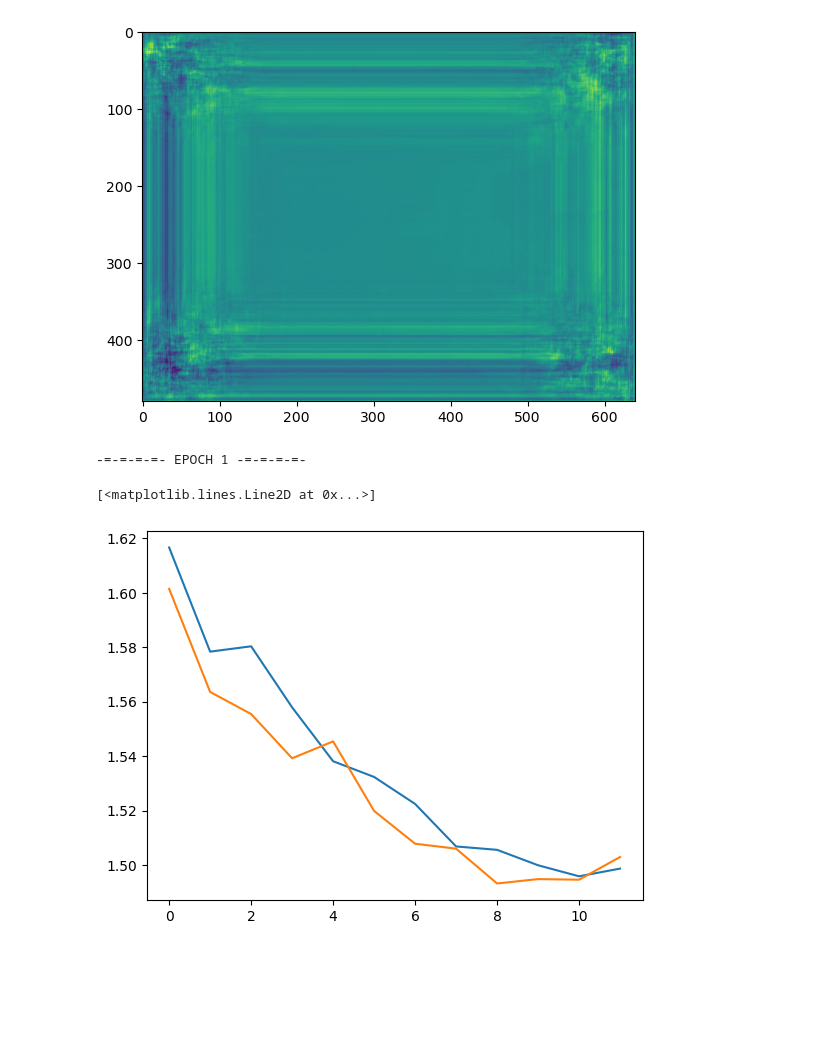
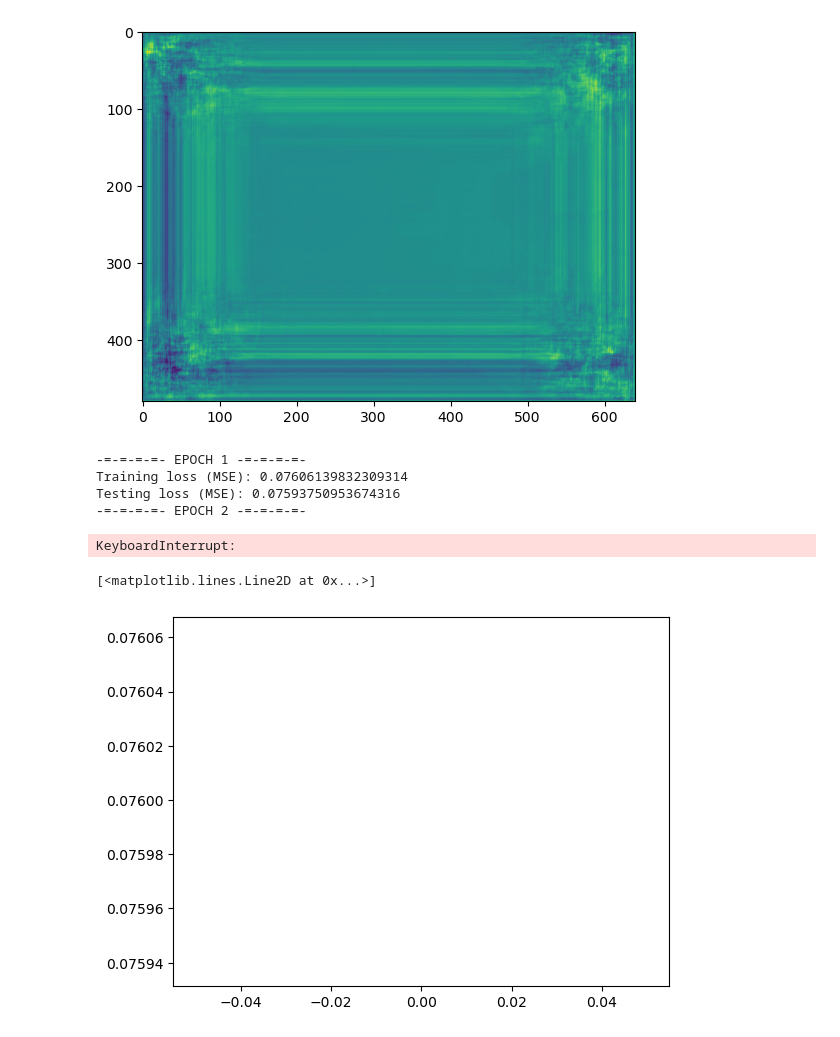
Before and after one commit to BoppleOpple/MonocularDepthPredictor, a Jupyter notebook: depthPredictor.ipynb, the cells around one changed output. Drawn from its saved outputs; the diff is of its cells as text; code cells hidden in the pictures; blank space fills up the shorter version.

```diff
--- a/depthPredictor.ipynb
+++ b/depthPredictor.ipynb
@@ -343,16 +343,29 @@ for epoch in range(EPOCHS):
 
 	print(f'Training loss (MSE): {avg_loss}')
 	print(f'Testing loss (MSE): {avg_vloss}')
+
+	torch.save(model.state_dict(), f'states/epoch_{epoch + 1}.pt')
 # %% [output]
 -=-=-=-=- EPOCH 1 -=-=-=-=-
+Training loss (MSE): 0.07606139832309314
+Testing loss (MSE): 0.07593750953674316
+-=-=-=-=- EPOCH 2 -=-=-=-=-
+KeyboardInterrupt:
 # %%
 v_losses = [l.cpu() for l in v_losses]
 
+with open('output/losses.csv', 'w') as f:
+	fileBody = 'loss,val loss'
+	for i in range(len(losses)):
+		fileBody += f'{losses[i]},{v_losses[i]}'
+	f.write(fileBody)
+
+
 plt.plot(range(len(losses)), losses)
 plt.plot(range(len(v_losses)), v_losses)
 # %% [output]
 [<matplotlib.lines.Line2D at 0x...>]
-[figure, old version]
+[figure, new version]
 # %%
 output = model.forward(default_collate([NYU_data[i][0].to(device) for i in range(2)]))
 
```
Also changed, not shown: parts of 2 cells of this notebook, 1 other file.
